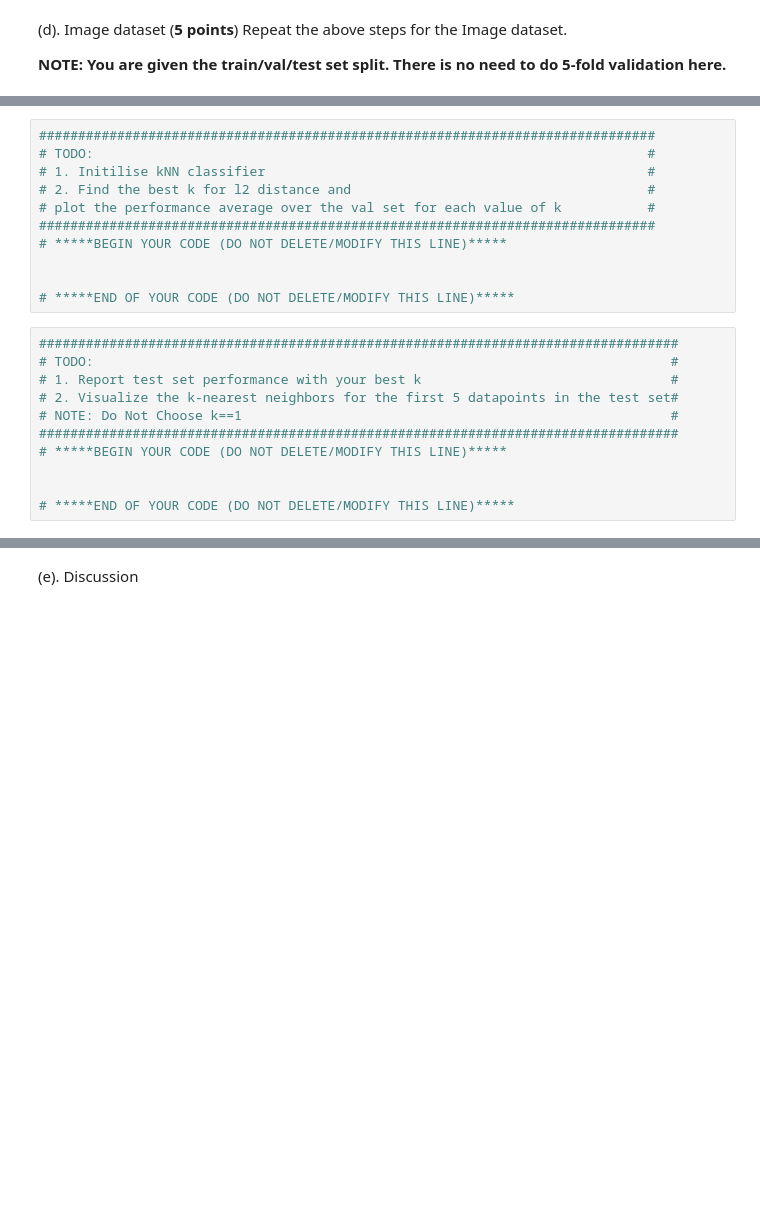
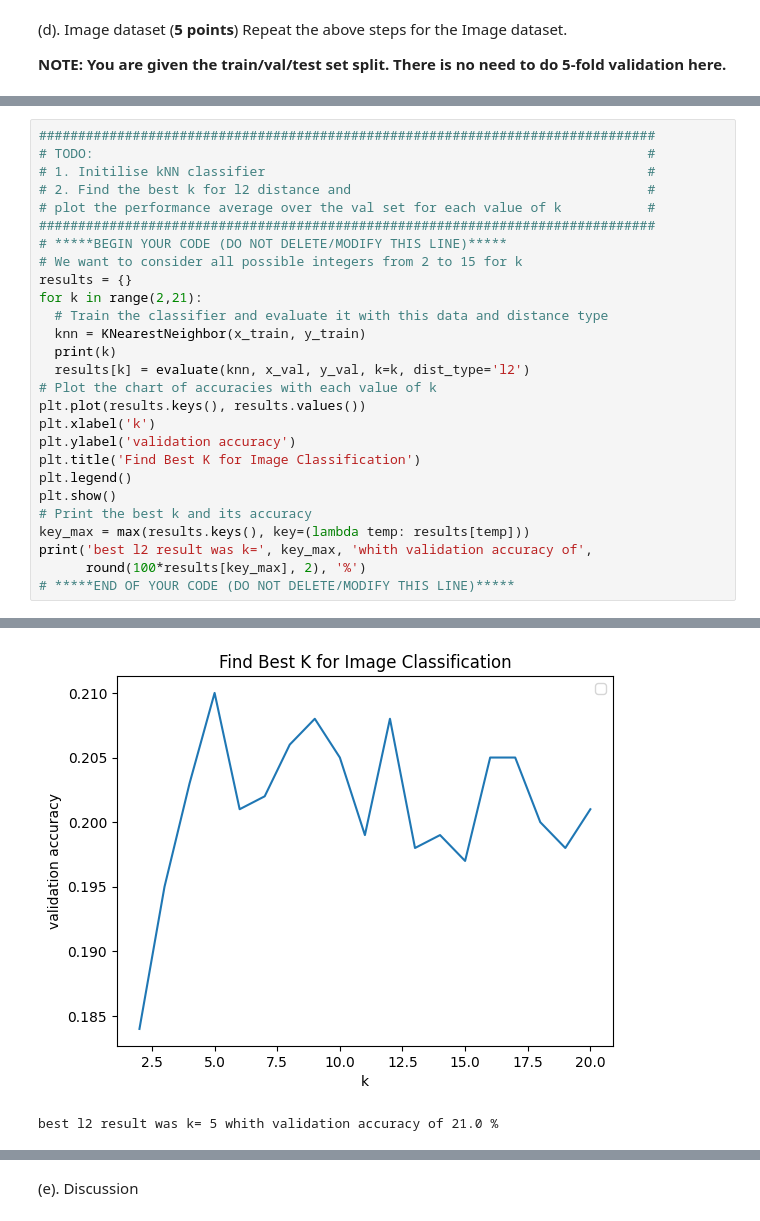
Before and after one commit to armanheydari/Advance-Deep-Learning_Winter-2024, a Jupyter notebook: Assignment1/cmpt489_828_a1_q3.ipynb, the cells around one changed output, grey strips where cells are left out. Drawn from its saved outputs; the diff is of its cells as text; blank space fills up the shorter version.

```diff
--- a/Assignment1/cmpt489_828_a1_q3.ipynb
+++ b/Assignment1/cmpt489_828_a1_q3.ipynb
@@ -281,22 +397,28 @@ Files already downloaded and verified
-# %%
-###############################################################################
-# TODO:                                                                       #
-# 1. Initilise kNN classifier                                                 #
-# 2. Find the best k for l2 distance and                                      #
-# plot the performance average over the val set for each value of k           #
-###############################################################################
-# *****BEGIN YOUR CODE (DO NOT DELETE/MODIFY THIS LINE)*****
-
-
-# *****END OF YOUR CODE (DO NOT DELETE/MODIFY THIS LINE)*****
-# %%
-##################################################################################
-# TODO:                                                                          #
-# 1. Report test set performance with your best k                                #
-# 2. Visualize the k-nearest neighbors for the first 5 datapoints in the test set#
-# NOTE: Do Not Choose k==1                                                       #
-##################################################################################
-# *****BEGIN YOUR CODE (DO NOT DELETE/MODIFY THIS LINE)*****
-
-
-# *****END OF YOUR CODE (DO NOT DELETE/MODIFY THIS LINE)*****
+# %%
+###############################################################################
+# TODO:                                                                       #
+# 1. Initilise kNN classifier                                                 #
+# 2. Find the best k for l2 distance and                                      #
+# plot the performance average over the val set for each value of k           #
+###############################################################################
+# *****BEGIN YOUR CODE (DO NOT DELETE/MODIFY THIS LINE)*****
+# We want to consider all possible integers from 2 to 15 for k
+results = {}
+for k in range(2,21):
+  # Train the classifier and evaluate it with this data and distance type
+  knn = KNearestNeighbor(x_train, y_train)
+  print(k)
+  results[k] = evaluate(knn, x_val, y_val, k=k, dist_type='l2')
+# Plot the chart of accuracies with each value of k
+plt.plot(results.keys(), results.values())
+plt.xlabel('k')
+plt.ylabel('validation accuracy')
+plt.title('Find Best K for Image Classification')
+plt.legend()
+plt.show()
+# Print the best k and its accuracy
+key_max = max(results.keys(), key=(lambda temp: results[temp]))
+print('best l2 result was k=', key_max, 'whith validation accuracy of',
+      round(100*results[key_max], 2), '%')
+# *****END OF YOUR CODE (DO NOT DELETE/MODIFY THIS LINE)*****
+# %% [output]
@@ -302,0 +445,2 @@ Files already downloaded and verified
+[figure, added]
+best l2 result was k= 5 whith validation accuracy of 21.0 %
```
Also changed, not shown: parts of 15 cells of this notebook.
